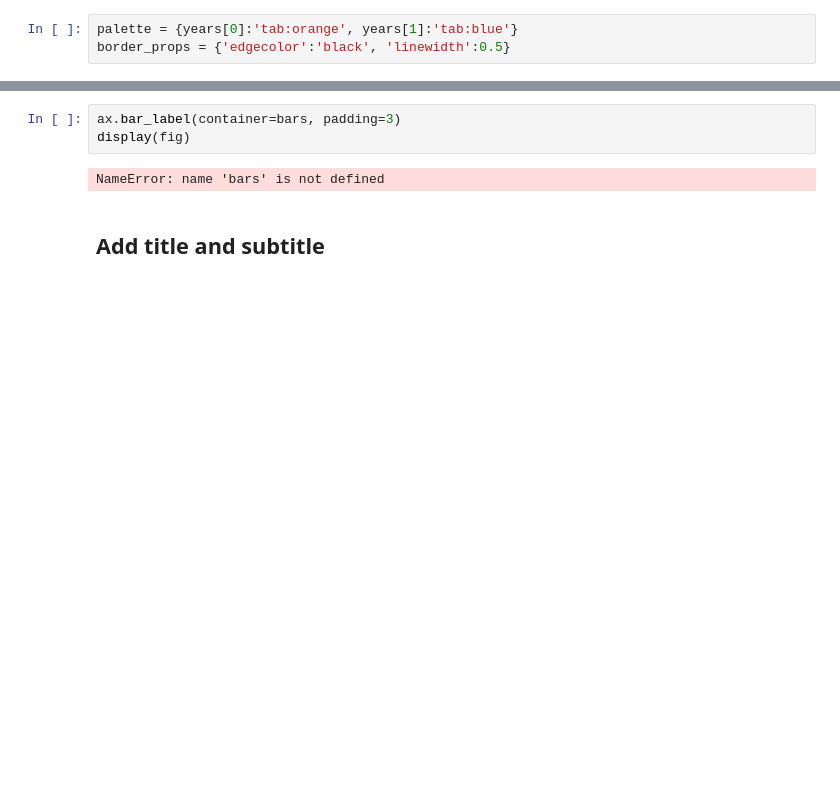
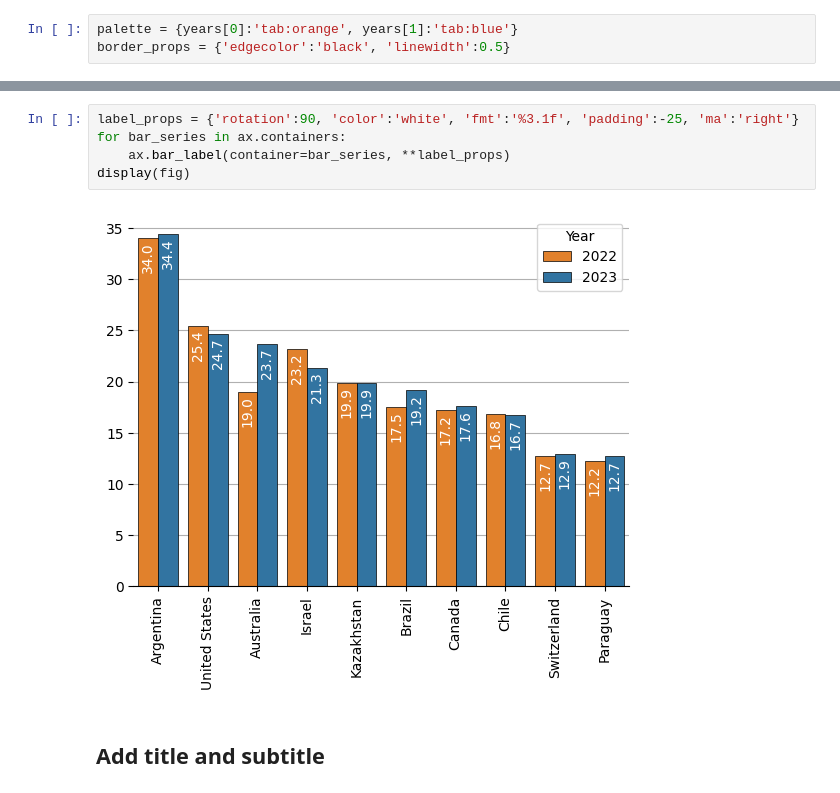
Before and after one commit to bianconif/graphic_communication_notebooks, a Jupyter notebook: notebooks/bar_charts/paired_bar_chart/meat_consumption.ipynb, the cells around one changed output, grey strips where cells are left out. Drawn from its saved outputs; the diff is of its cells as text; blank space fills up the shorter version.

```diff
--- a/notebooks/bar_charts/paired_bar_chart/meat_consumption.ipynb
+++ b/notebooks/bar_charts/paired_bar_chart/meat_consumption.ipynb
@@ -79,8 +102,10 @@ Use [`matplotlib.axes.Axes.bar_label`](https://matplotlib.org/stable/api/_as_gen
 # %%
-ax.bar_label(container=bars, padding=3)
+label_props = {'rotation':90, 'color':'white', 'fmt':'%3.1f', 'padding':-25, 'ma':'right'}
+for bar_series in ax.containers:
+    ax.bar_label(container=bar_series, **label_props)
 display(fig)
 # %% [output]
-NameError: name 'bars' is not defined
+[figure, added]
 # %% [markdown]
 ## Add title and subtitle
 # %% [markdown]
```
Also changed, not shown: parts of 18 cells of this notebook.
